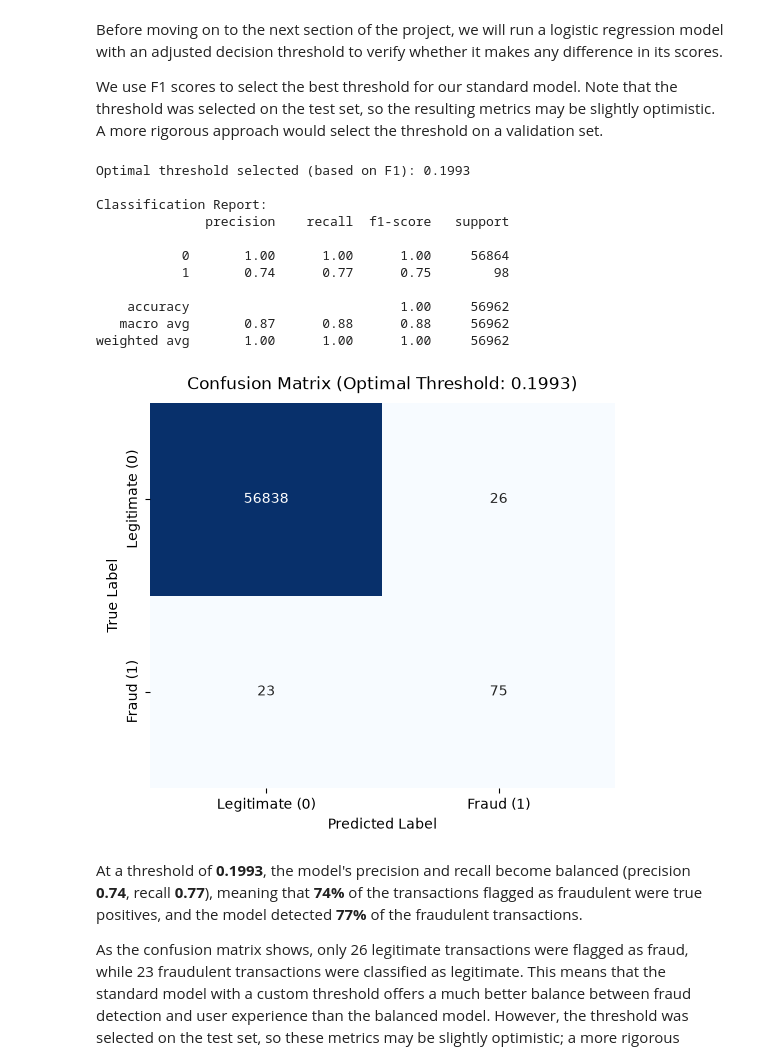
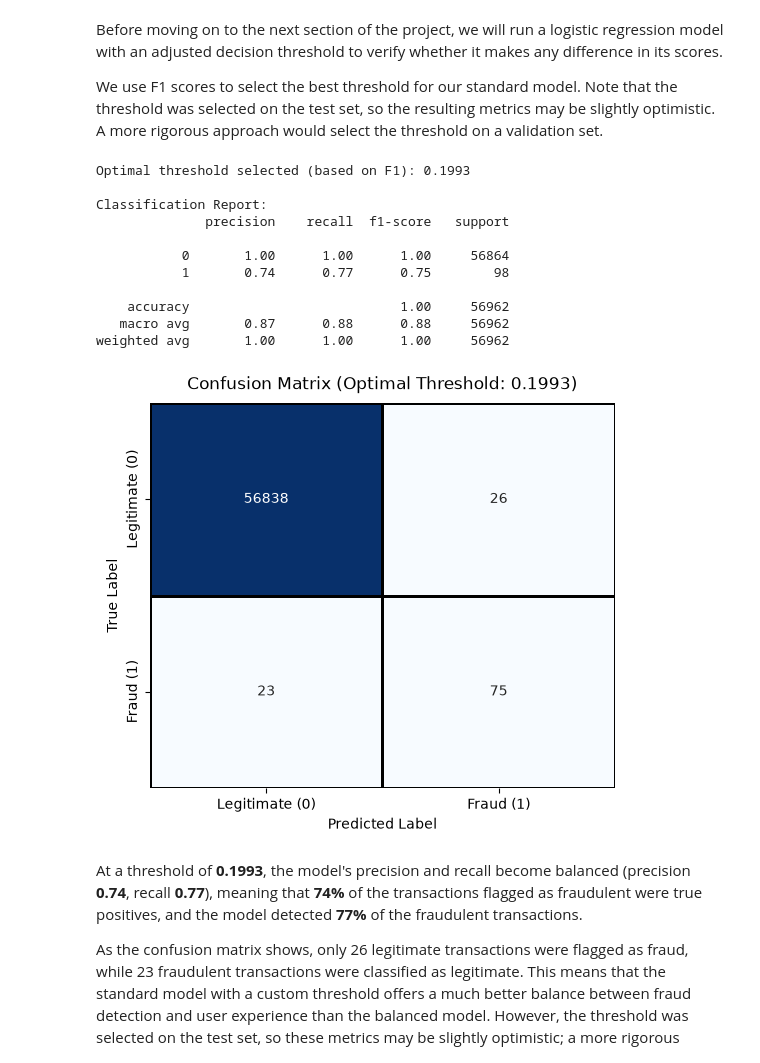
Before and after one commit to sgcuervo/credit-card-fraud-detection, a Jupyter notebook: credit-card-fraud-detection.ipynb, the cells around one changed output. Drawn from its saved outputs; the diff is of its cells as text; code cells hidden in the pictures.

```diff
--- a/credit-card-fraud-detection.ipynb
+++ b/credit-card-fraud-detection.ipynb
@@ -382,34 +394,35 @@ print(f"Optimal threshold selected (based on F1): {best_threshold:.4f}")
 y_pred_custom = (y_scores_standard >= best_threshold).astype(int)
 
 
 print("\nClassification Report:")
 print(classification_report(y_test, y_pred_custom))
 
 # Visualize the Confusion Matrix as a professional heatmap
 cm = confusion_matrix(y_test, y_pred_custom)
 
 plt.figure(figsize=(6, 5))
 sns.heatmap(cm, annot=True, fmt='d', cmap='Blues', cbar=False,
+            linewidths=1, linecolor='black',
             xticklabels=['Legitimate (0)', 'Fraud (1)'],
             yticklabels=['Legitimate (0)', 'Fraud (1)'])
 
 plt.title(f'Confusion Matrix (Optimal Threshold: {best_threshold:.4f})', fontsize=12, pad=10)
 plt.xlabel('Predicted Label', fontsize=10)
 plt.ylabel('True Label', fontsize=10)
 plt.show()
 # %% [output]
 Optimal threshold selected (based on F1): 0.1993
 
 Classification Report:
               precision    recall  f1-score   support
 
            0       1.00      1.00      1.00     56864
            1       0.74      0.77      0.75        98
 
     accuracy                           1.00     56962
    macro avg       0.87      0.88      0.88     56962
 weighted avg       1.00      1.00      1.00     56962
-[figure, old version]
+[figure, new version]
 # %% [markdown]
 At a threshold of **0.1993**, the model's precision and recall become balanced (precision **0.74**, recall **0.77**), meaning that **74%** of the transactions flagged as fraudulent were true positives, and the model detected **77%** of the fraudulent transactions.
 
```
Also changed, not shown: parts of 2 cells of this notebook.
